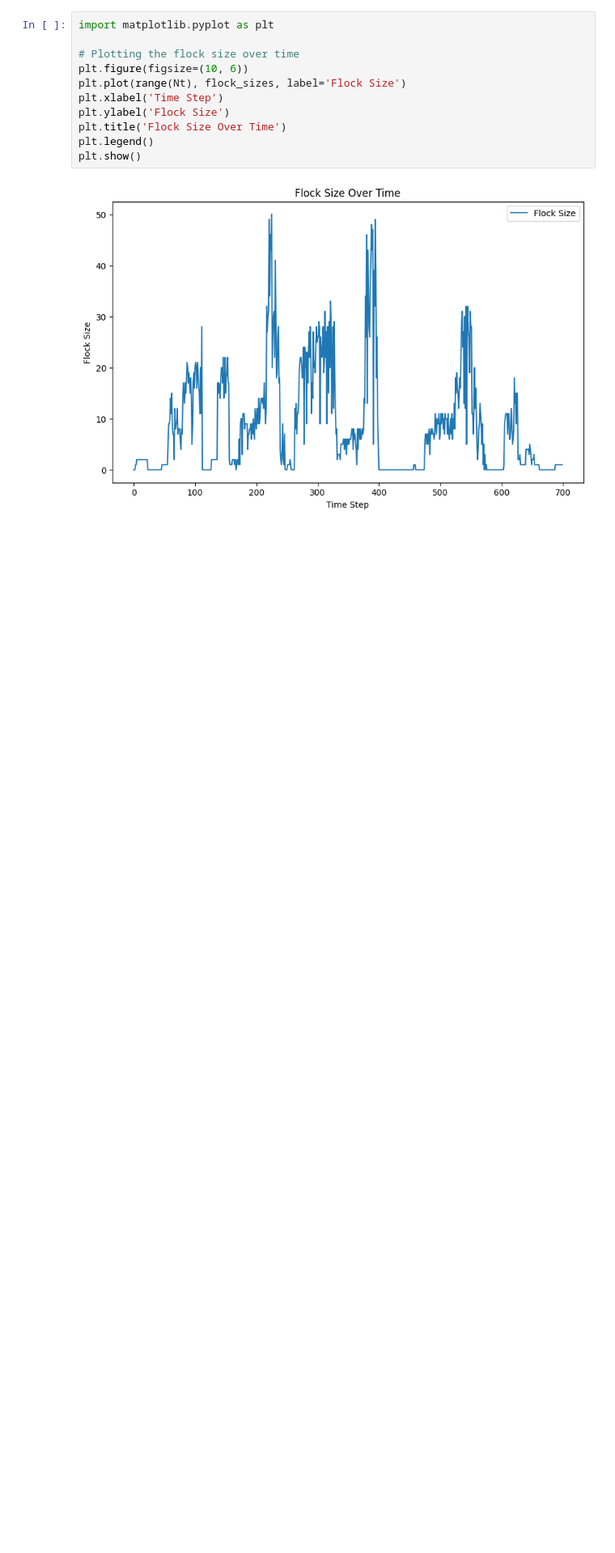
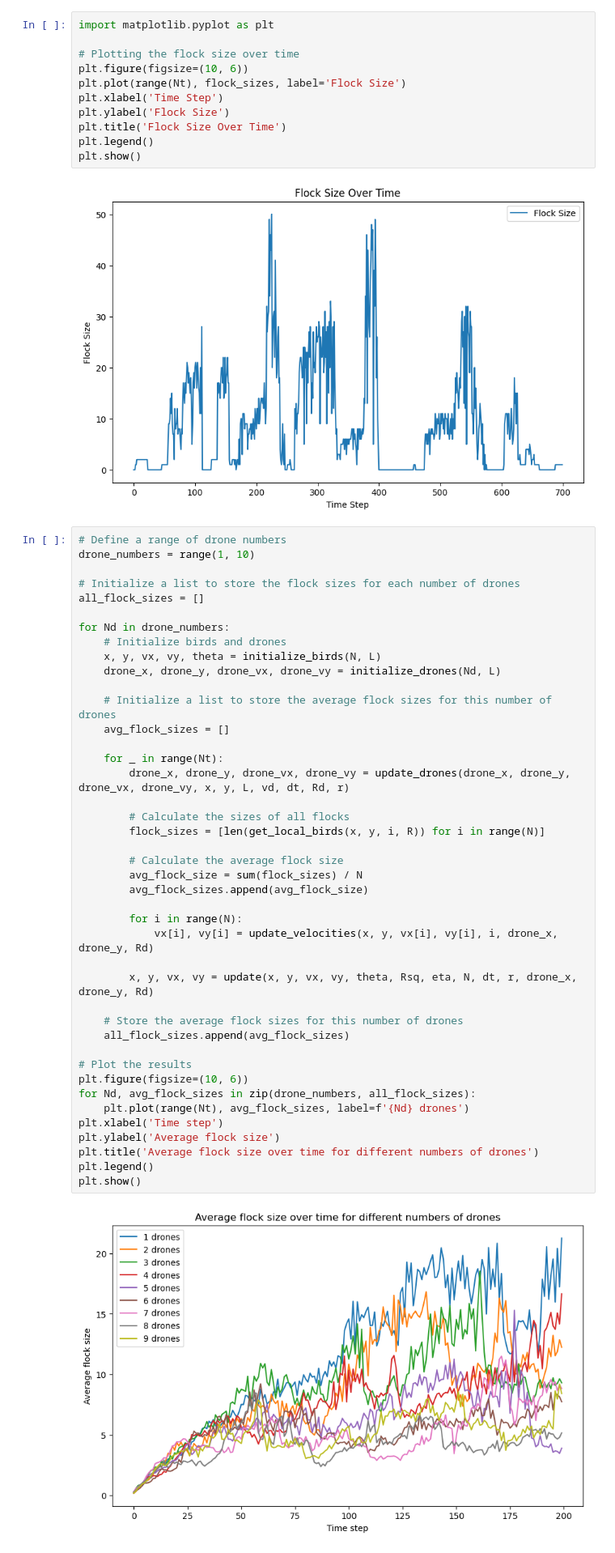
Before and after one commit to orlaghk/Flocking-Drone-Control, a Jupyter notebook: dispersing_model.ipynb, the cells around one changed output. Shown: that part at 81% size. Drawn from its saved outputs; the diff is of its cells as text; blank space fills up the shorter version.

Commit message:
inc. graph of average flock size

```diff
--- a/dispersing_model.ipynb
+++ b/dispersing_model.ipynb
@@ -246,3 +248,47 @@ plt.legend()
 plt.show()
 # %% [output]
 [figure]
+# %%
+# Define a range of drone numbers
+drone_numbers = range(1, 10)
+
+# Initialize a list to store the flock sizes for each number of drones
+all_flock_sizes = []
+
+for Nd in drone_numbers:
+    # Initialize birds and drones
+    x, y, vx, vy, theta = initialize_birds(N, L)
+    drone_x, drone_y, drone_vx, drone_vy = initialize_drones(Nd, L)
+
+    # Initialize a list to store the average flock sizes for this number of drones
+    avg_flock_sizes = []
+
+    for _ in range(Nt):
+        drone_x, drone_y, drone_vx, drone_vy = update_drones(drone_x, drone_y, drone_vx, drone_vy, x, y, L, vd, dt, Rd, r)
+
+        # Calculate the sizes of all flocks
+        flock_sizes = [len(get_local_birds(x, y, i, R)) for i in range(N)]
+
+        # Calculate the average flock size
+        avg_flock_size = sum(flock_sizes) / N
+        avg_flock_sizes.append(avg_flock_size)
+
+        for i in range(N):
+            vx[i], vy[i] = update_velocities(x, y, vx[i], vy[i], i, drone_x, drone_y, Rd)
+
+        x, y, vx, vy = update(x, y, vx, vy, theta, Rsq, eta, N, dt, r, drone_x, drone_y, Rd)
+
+    # Store the average flock sizes for this number of drones
+    all_flock_sizes.append(avg_flock_sizes)
+
+# Plot the results
+plt.figure(figsize=(10, 6))
+for Nd, avg_flock_sizes in zip(drone_numbers, all_flock_sizes):
+    plt.plot(range(Nt), avg_flock_sizes, label=f'{Nd} drones')
+plt.xlabel('Time step')
+plt.ylabel('Average flock size')
+plt.title('Average flock size over time for different numbers of drones')
+plt.legend()
+plt.show()
+# %% [output]
+[figure, added]
```
Also changed, not shown: parts of 3 cells of this notebook.
